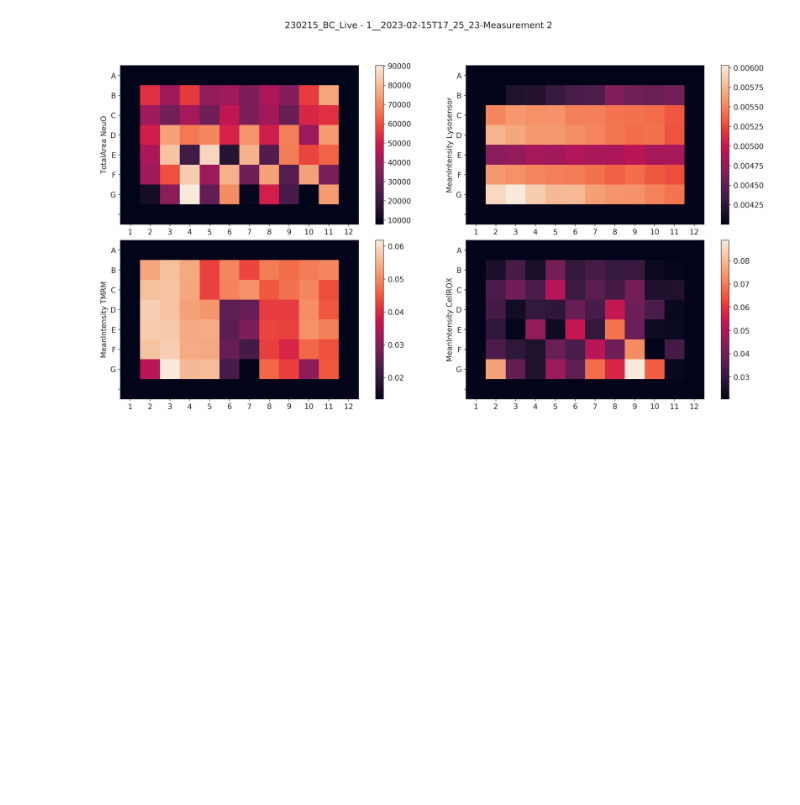
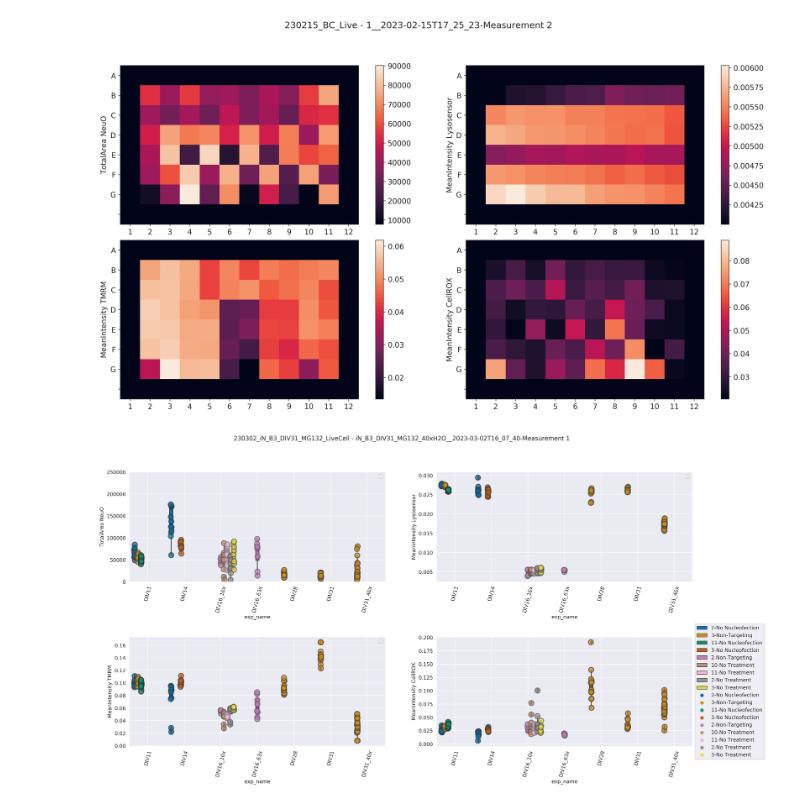
Before and after one commit to nmra-abarthmaron/cell-imaging, a Jupyter notebook: process/notebooks/2023-03-09_live_cell.ipynb, the cells around one changed output. Saved outputs shown, nothing was run; the diff lists cells and outputs as text; code cells hidden in the pictures; blank space fills up the shorter version.

```diff
--- a/process/notebooks/2023-03-09_live_cell.ipynb
+++ b/process/notebooks/2023-03-09_live_cell.ipynb
@@ -153,3 +160,83 @@ plt.suptitle(data_dir.parents[0].name + ' - ' + data_dir.name)
 plt.subplots_adjust(wspace=0.02, hspace=0.1)
 # %% [output]
 [figure]
+# %%
+data_dir = data_dirs['DIV31']
+
+d = []
+for exp_name, data_dir in data_dirs.items():
+    platemap = pd.read_csv(data_dir / 'platemap.csv')
+    data = pd.read_csv(data_dir / '2023-02-28_soma_segment' / '2023-02-28_soma_segment_Image.csv')
+
+    # Set filename and well position
+    data['well_position'] = data['FileName_NeuO_pre_illum'].apply(
+        lambda fname : chr(int(fname[1:3])+64) + fname[4:6]
+    )
+    data['row'] = data['FileName_NeuO_pre_illum'].apply(
+    lambda fname : int(fname[1:3])
+    )
+    data['col'] = data['FileName_NeuO_pre_illum'].apply(
+        lambda fname : int(fname[4:6])
+    )
+
+    data = data.merge(platemap, on='well_position')
+    # data = data.groupby(['well_position', 'crispr']).mean()
+    data = data.groupby(['FileName_NeuO_pre_illum', 'crispr', 'treatment', 'col', 'concentration']).mean()
+    data = data.reset_index()
+    measurements = [
+        'Intensity_TotalArea_NeuO_masked',
+        'Intensity_MeanIntensity_Lysosensor_masked',
+        'Intensity_MeanIntensity_TMRM_masked',
+        'Intensity_MeanIntensity_CellROX_masked'
+    ]
+    data['exp_name'] = exp_name
+    d.append(data)
+
+data = pd.concat(d, axis=0, ignore_index=True)
+data = data.query('crispr == ["No Nucleofection", "Non-Targeting", "No Treatment"]')
+# data['crispr'] = 'Ctrl'
+data['crispr'] = data['col'].astype(str) + '-' + data['crispr']
+
+sns.set_style('darkgrid')
+fig, axs = plt.subplots(2,2)
+
+for i_m, m in enumerate(measurements):
+
+    axs_row = floor(i_m/2)
+    axs_col = i_m % 2
+
+    sns.boxplot(
+        data=data,
+        x='exp_name',
+        # x='concentration',
+        y=m,
+        palette='colorblind',
+        hue='crispr',
+        ax=axs[axs_row, axs_col]
+    )
+    sns.stripplot(
+        data=data,
+        x='exp_name',
+        # x='concentration',
+        y=m,
+        palette='colorblind',
+        hue='crispr',
+        dodge=True,
+        linewidth=2,
+        size=10,
+        alpha=0.7,
+        ax=axs[axs_row, axs_col])
+
+    axs[axs_row, axs_col].tick_params(axis='x', rotation=75)
+    axs[axs_row, axs_col].set_ylabel(m.split('_')[1] + ' ' + m.split('_')[2])
+    axs[axs_row, axs_col].xaxis.grid(True)
+
+axs[0, 0].legend('')
+axs[0, 1].legend('')
+axs[1, 0].legend('')
+axs[1, 1].legend(loc='center left', bbox_to_anchor=(1, 0.5))
+axs[0,0].set_ylim([0, 250e3])
+plt.suptitle(data_dir.parents[0].name + ' - ' + data_dir.name)
+plt.subplots_adjust(wspace=0.2, hspace=0.5)
+# %% [output]
+[figure, added]
```
Also changed, not shown: parts of 6 cells of this notebook, 2 other files.
